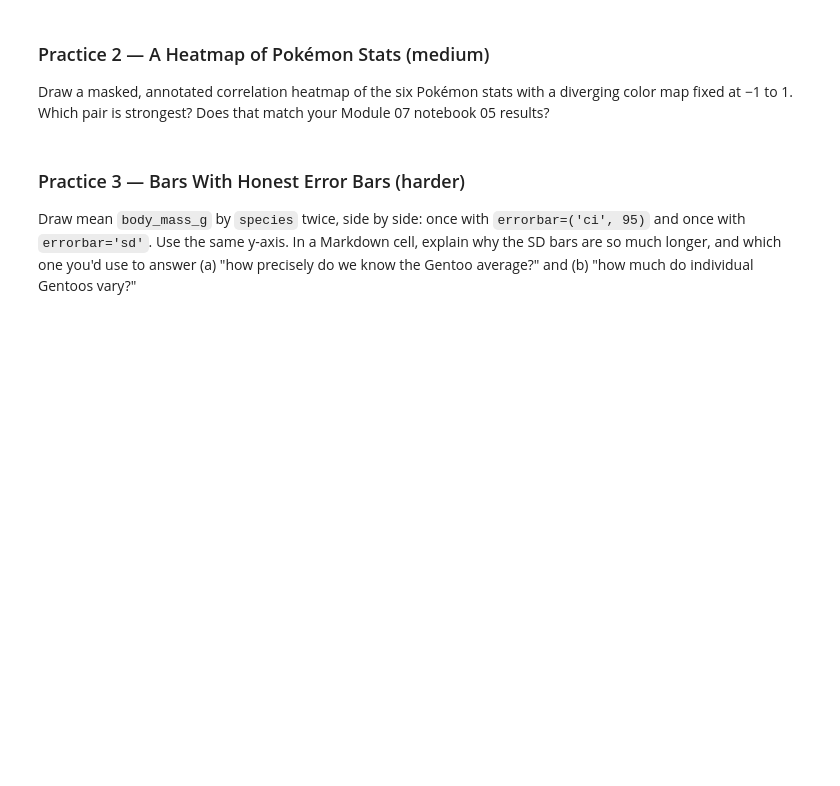
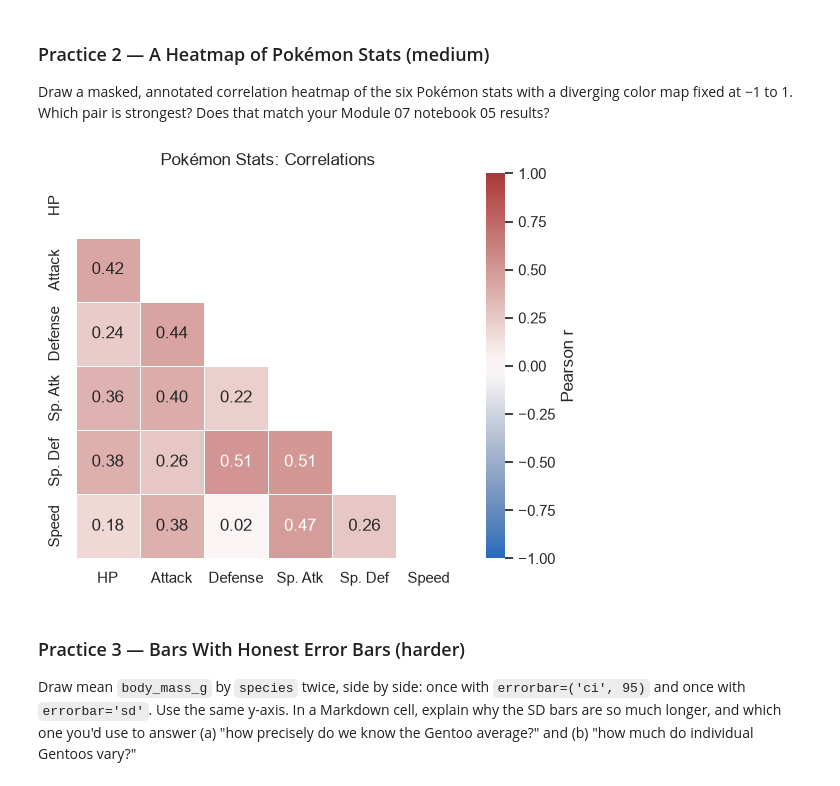
Before and after one commit to ECOKER1226/3603-data-science-coker, a Jupyter notebook: Work/08-Visualizing_Data/04-Seaborn_Relationships_and_Categories.ipynb, the cells around one changed output. Cells and saved outputs as stored; diff of their text form; code cells hidden in the pictures; blank space fills up the shorter version.

```diff
--- a/Work/08-Visualizing_Data/04-Seaborn_Relationships_and_Categories.ipynb
+++ b/Work/08-Visualizing_Data/04-Seaborn_Relationships_and_Categories.ipynb
@@ -230,6 +262,20 @@ poke = pd.read_csv('pokemon.csv')
 Draw a masked, annotated correlation heatmap of the six Pokémon stats with a diverging color map fixed at −1 to 1. Which pair is strongest? Does that match your Module 07 notebook 05 results?
 # %%
 # Your code here
+corr = poke[['HP', 'Attack', 'Defense', 'Sp. Atk', 'Sp. Def', 'Speed']].corr()
+mask = np.triu(np.ones(corr.shape, dtype=bool))
+
+fig, ax = plt.subplots(figsize=(6.5, 5))
+sns.heatmap(corr, mask=mask, annot=True, fmt='.2f', cmap='vlag', vmin=-1, vmax=1, center=0,
+            square=True, linewidths=0.5, cbar_kws={'label': 'Pearson r'}, ax=ax)
+ax.set(title='Pokémon Stats: Correlations')
+ax.grid(False)
+plt.show()
+# The strongest pair is tied between Special Attack/Special Defense and Defense/Special Defense.
+# This matches my Module 07 notebook 05 results to an extent, but the strongest pair in that notebook was
+# Defense/Special Defense with no tie, though Special Attack/Special Defense was still close.
+# %% [output]
+[figure, added]
 # %% [markdown]
 ### Practice 3 — Bars With Honest Error Bars (harder)
 Draw mean `body_mass_g` by `species` twice, side by side: once with `errorbar=('ci', 95)` and once with `errorbar='sd'`. Use the same y-axis. In a Markdown cell, explain why the SD bars are so much longer, and which one you'd use to answer (a) "how precisely do we know the Gentoo average?" and (b) "how much do individual Gentoos vary?"
```
Also changed, not shown: parts of 18 cells of this notebook, 3 other files.
